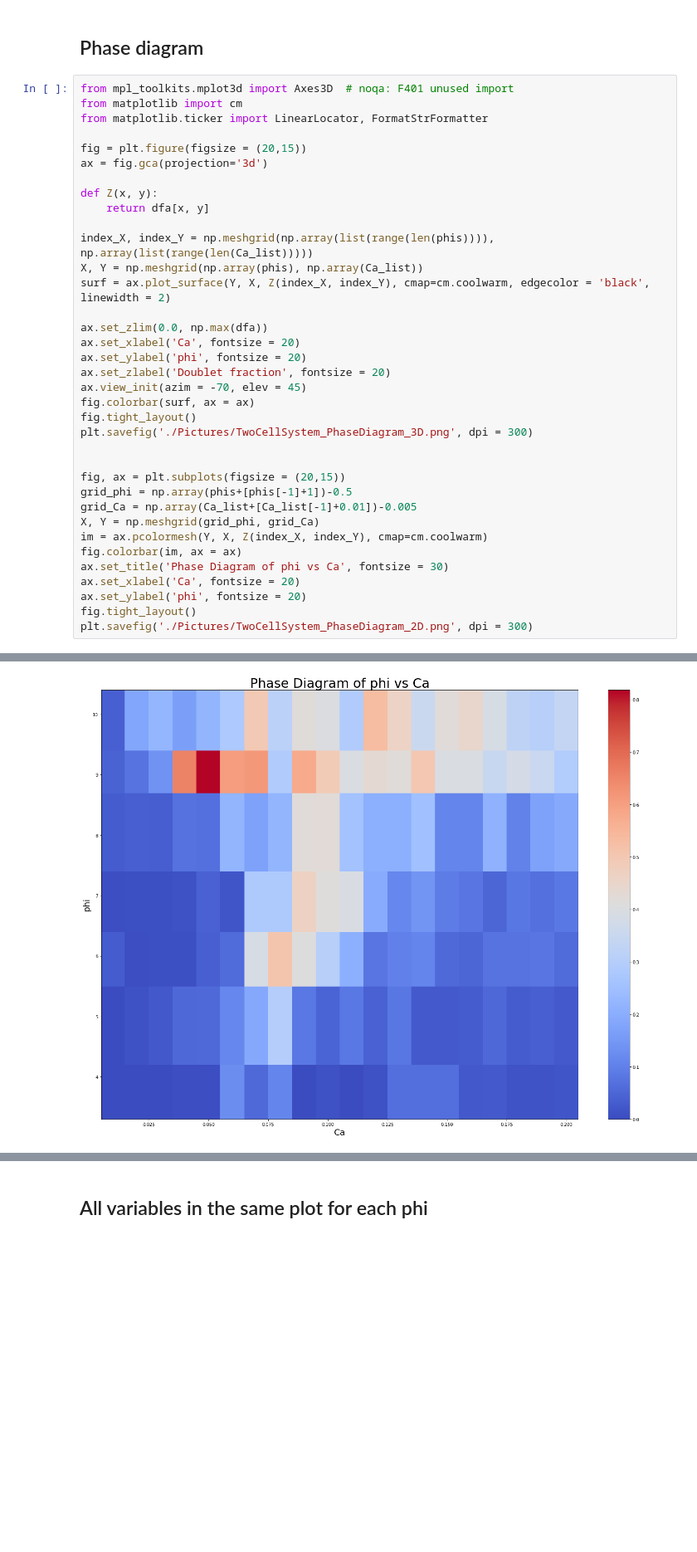
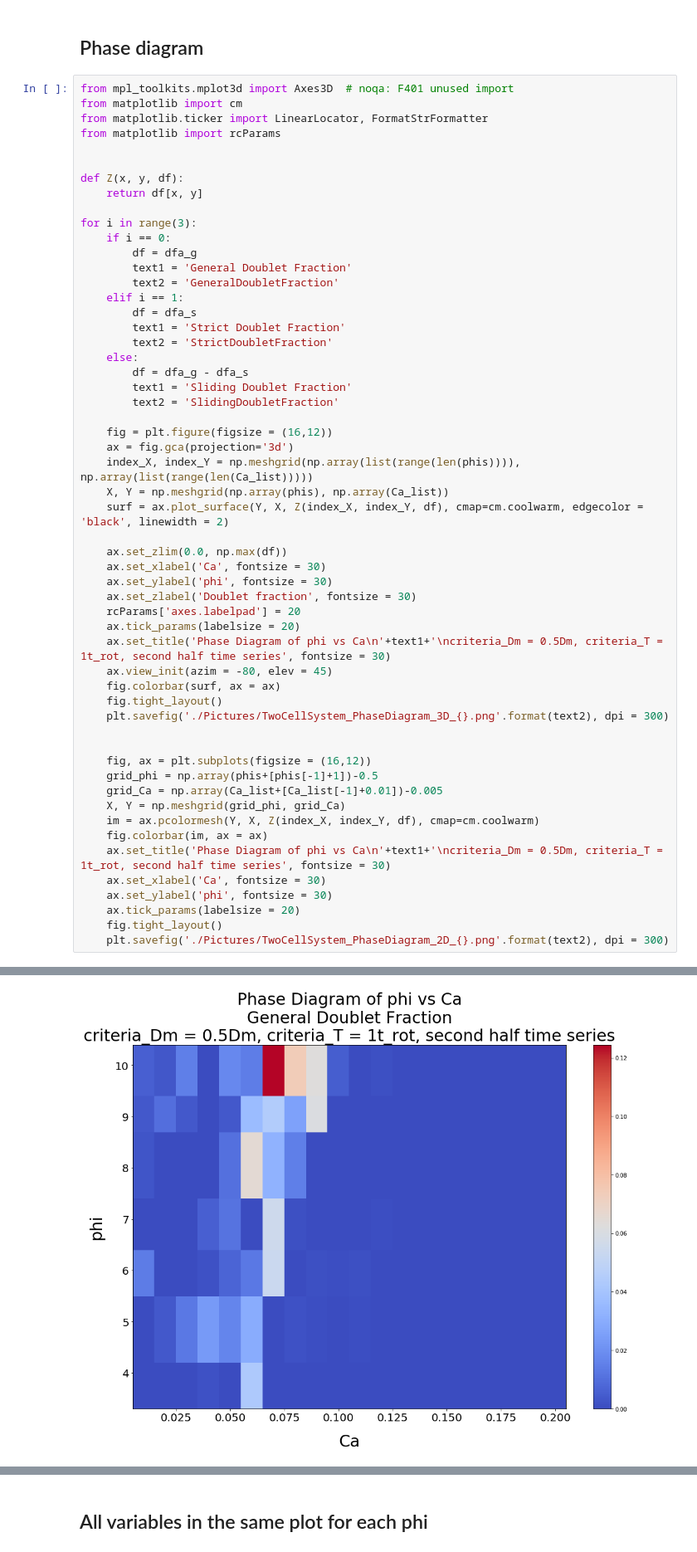
Before and after one commit to AndrewLiu0725/YL_project, a Jupyter notebook: DoubletFormation_PhaseDiagram.ipynb, the cells around one changed output, grey strips where cells are left out. Shown at 83% size. Drawn from its saved outputs; the diff is of its cells as text; blank space fills up the shorter version.

Commit message:
Work on plotting phase diagram of phi vs Ca with new definition of doublet

```diff
--- a/DoubletFormation_PhaseDiagram.ipynb
+++ b/DoubletFormation_PhaseDiagram.ipynb
@@ -108,36 +147,55 @@ Total time elapsed =  886.9291298389435
 from mpl_toolkits.mplot3d import Axes3D  # noqa: F401 unused import
 from matplotlib import cm
 from matplotlib.ticker import LinearLocator, FormatStrFormatter
-
-fig = plt.figure(figsize = (20,15))
-ax = fig.gca(projection='3d')
-
-def Z(x, y):
-    return dfa[x, y]
-
-index_X, index_Y = np.meshgrid(np.array(list(range(len(phis)))), np.array(list(range(len(Ca_list)))))
-X, Y = np.meshgrid(np.array(phis), np.array(Ca_list))
-surf = ax.plot_surface(Y, X, Z(index_X, index_Y), cmap=cm.coolwarm, edgecolor = 'black', linewidth = 2)
-
-ax.set_zlim(0.0, np.max(dfa))
-ax.set_xlabel('Ca', fontsize = 20)
-ax.set_ylabel('phi', fontsize = 20)
-ax.set_zlabel('Doublet fraction', fontsize = 20)
-ax.view_init(azim = -70, elev = 45)
-fig.colorbar(surf, ax = ax)
-fig.tight_layout()
-plt.savefig('./Pictures/TwoCellSystem_PhaseDiagram_3D.png', dpi = 300)
+from matplotlib import rcParams
 
 
-fig, ax = plt.subplots(figsize = (20,15))
-grid_phi = np.array(phis+[phis[-1]+1])-0.5
-grid_Ca = np.array(Ca_list+[Ca_list[-1]+0.01])-0.005
-X, Y = np.meshgrid(grid_phi, grid_Ca)
-im = ax.pcolormesh(Y, X, Z(index_X, index_Y), cmap=cm.coolwarm)
-fig.colorbar(im, ax = ax)
-ax.set_title('Phase Diagram of phi vs Ca', fontsize = 30)
-ax.set_xlabel('Ca', fontsize = 20)
-ax.set_ylabel('phi', fontsize = 20)
-fig.tight_layout()
-plt.savefig('./Pictures/TwoCellSystem_PhaseDiagram_2D.png', dpi = 300)
+def Z(x, y, df):
+    return df[x, y]
+
+for i in range(3):
+    if i == 0:
+        df = dfa_g
+        text1 = 'General Doublet Fraction'
+        text2 = 'GeneralDoubletFraction'
+    elif i == 1:
+        df = dfa_s
+        text1 = 'Strict Doublet Fraction'
+        text2 = 'StrictDoubletFraction'
+    else:
+        df = dfa_g - dfa_s
+        text1 = 'Sliding Doublet Fraction'
+        text2 = 'SlidingDoubletFraction'
+
+    fig = plt.figure(figsize = (16,12))
+    ax = fig.gca(projection='3d')
+    index_X, index_Y = np.meshgrid(np.array(list(range(len(phis)))), np.array(list(range(len(Ca_list)))))
+    X, Y = np.meshgrid(np.array(phis), np.array(Ca_list))
+    surf = ax.plot_surface(Y, X, Z(index_X, index_Y, df), cmap=cm.coolwarm, edgecolor = 'black', linewidth = 2)
+
+    ax.set_zlim(0.0, np.max(df))
+    ax.set_xlabel('Ca', fontsize = 30)
+    ax.set_ylabel('phi', fontsize = 30)
+    ax.set_zlabel('Doublet fraction', fontsize = 30)
+    rcParams['axes.labelpad'] = 20
+    ax.tick_params(labelsize = 20)
+    ax.set_title('Phase Diagram of phi vs Ca\n'+text1+'\ncriteria_Dm = 0.5Dm, criteria_T = 1t_rot, second half time series', fontsize = 30)
+    ax.view_init(azim = -80, elev = 45)
+    fig.colorbar(surf, ax = ax)
+    fig.tight_layout()
+    plt.savefig('./Pictures/TwoCellSystem_PhaseDiagram_3D_{}.png'.format(text2), dpi = 300)
+
+
+    fig, ax = plt.subplots(figsize = (16,12))
+    grid_phi = np.array(phis+[phis[-1]+1])-0.5
+    grid_Ca = np.array(Ca_list+[Ca_list[-1]+0.01])-0.005
+    X, Y = np.meshgrid(grid_phi, grid_Ca)
+    im = ax.pcolormesh(Y, X, Z(index_X, index_Y, df), cmap=cm.coolwarm)
+    fig.colorbar(im, ax = ax)
+    ax.set_title('Phase Diagram of phi vs Ca\n'+text1+'\ncriteria_Dm = 0.5Dm, criteria_T = 1t_rot, second half time series', fontsize = 30)
+    ax.set_xlabel('Ca', fontsize = 30)
+    ax.set_ylabel('phi', fontsize = 30)
+    ax.tick_params(labelsize = 20)
+    fig.tight_layout()
+    plt.savefig('./Pictures/TwoCellSystem_PhaseDiagram_2D_{}.png'.format(text2), dpi = 300)
 # %% [output]
@@ -145 +203 @@ plt.savefig('./Pictures/TwoCellSystem_PhaseDiagram_2D.png', dpi = 300)
-[figure, old version]
+[figure, new version]
```
Also changed, not shown: parts of 5 cells of this notebook.
